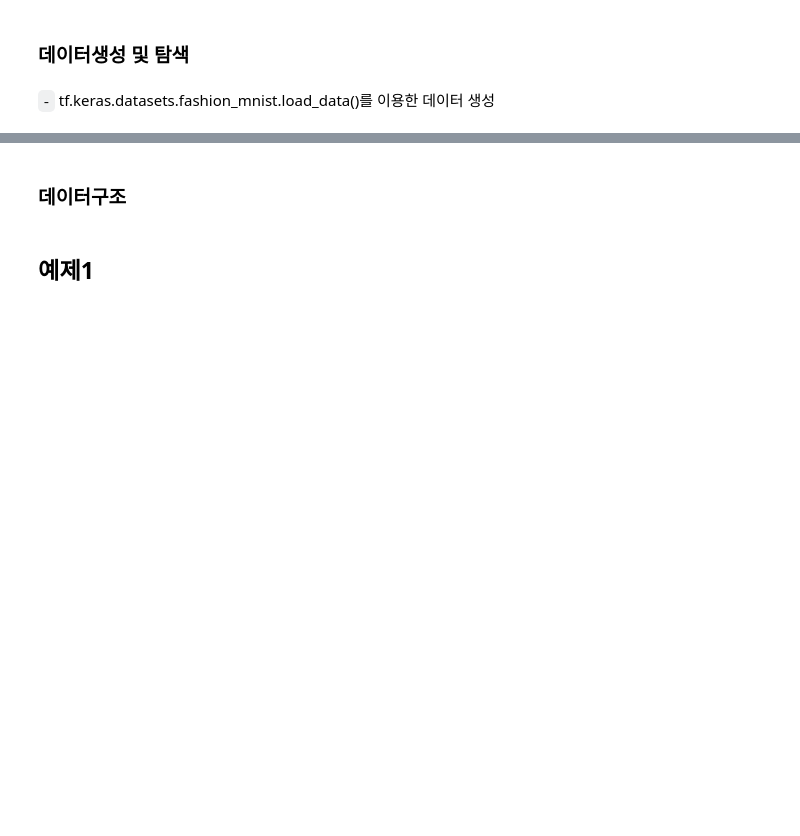
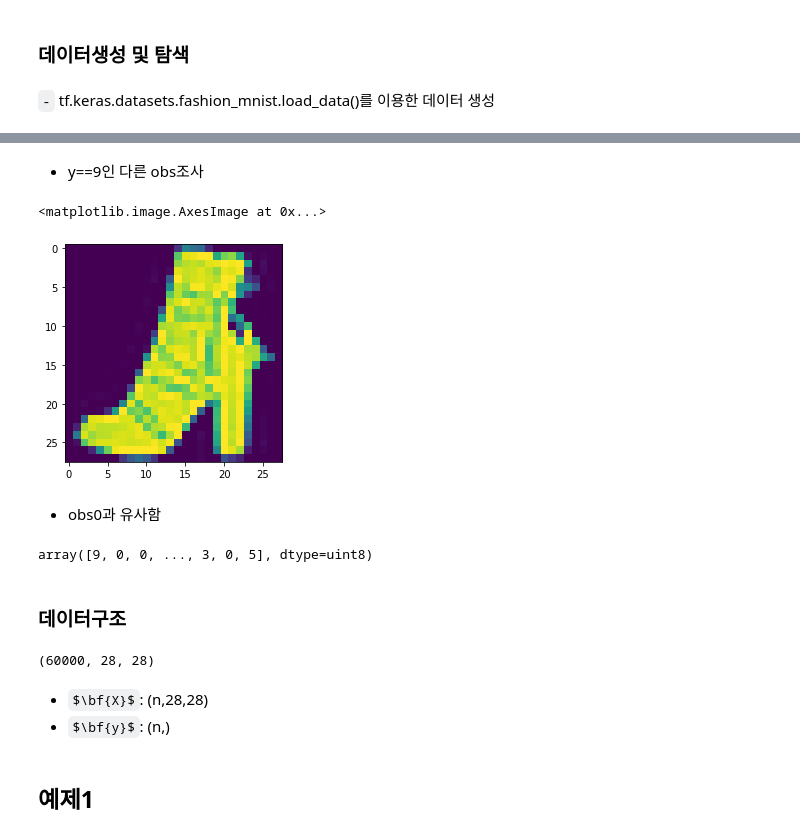
Before and after one commit to guebin/DS2022, a Jupyter notebook: _notebooks/2022-05-02-(9주차) 5월2일_lecture.ipynb, the cells around one changed output, grey strips where cells are left out. Cells and saved outputs as stored; diff of their text form; code cells hidden in the pictures; some formulas as TeX source; blank space fills up the shorter version.

```diff
--- a/_notebooks/2022-05-02-(9주차) 5월2일_lecture.ipynb
+++ b/_notebooks/2022-05-02-(9주차) 5월2일_lecture.ipynb
@@ -120,5 +185,25 @@ note: 이렇게 많이 쓰는 이유? ver1,2는 사실상 없는 방법이므로
+# %% [markdown]
+- y==9인 다른 obs조사
+# %%
+plt.imshow(x_train[11])
+# %% [output]
+<matplotlib.image.AxesImage at 0x...>
+[figure, added]
+# %% [markdown]
+- obs0과 유사함
+# %%
+y_train
+# %% [output]
+array([9, 0, 0, ..., 3, 0, 5], dtype=uint8)
 # %% [markdown]
 ### 데이터구조
+# %%
+x_train.shape
+# %% [output]
+(60000, 28, 28)
+# %% [markdown]
+- $\bf{X}$: (n,28,28)
+- $\bf{y}$: (n,)
 # %% [markdown]
 ## 예제1
 # %% [markdown]
```
Also changed, not shown: parts of 18 cells of this notebook.
